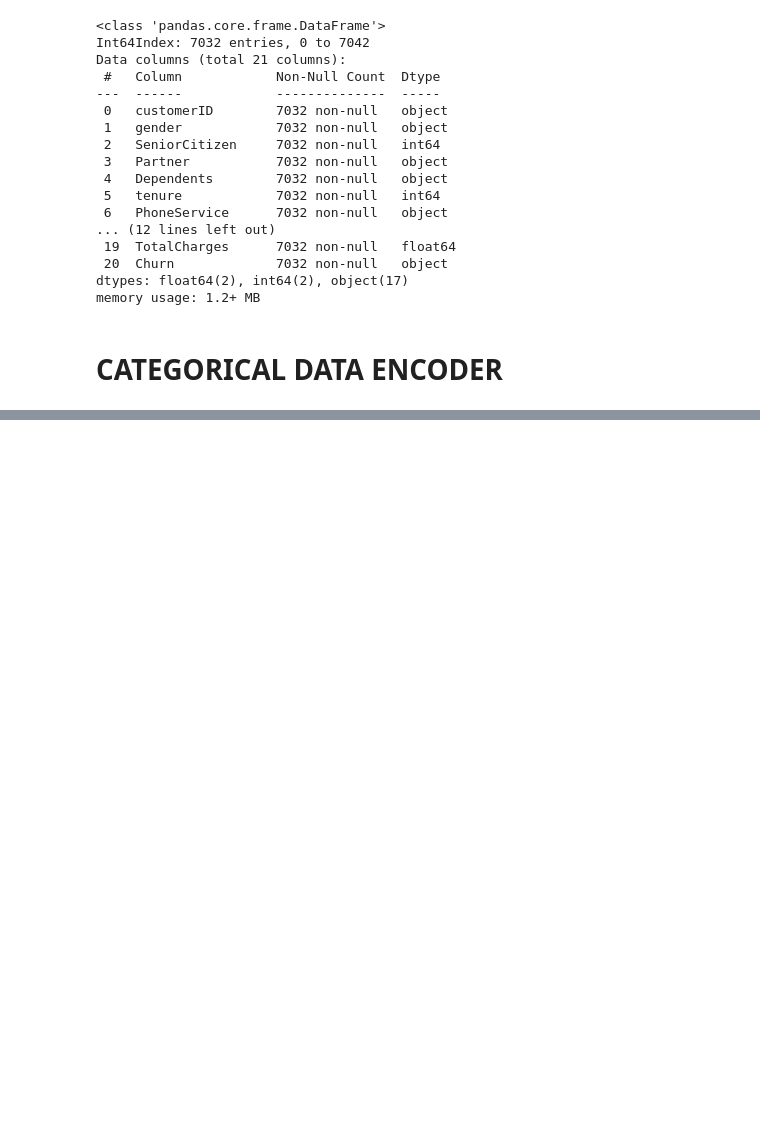
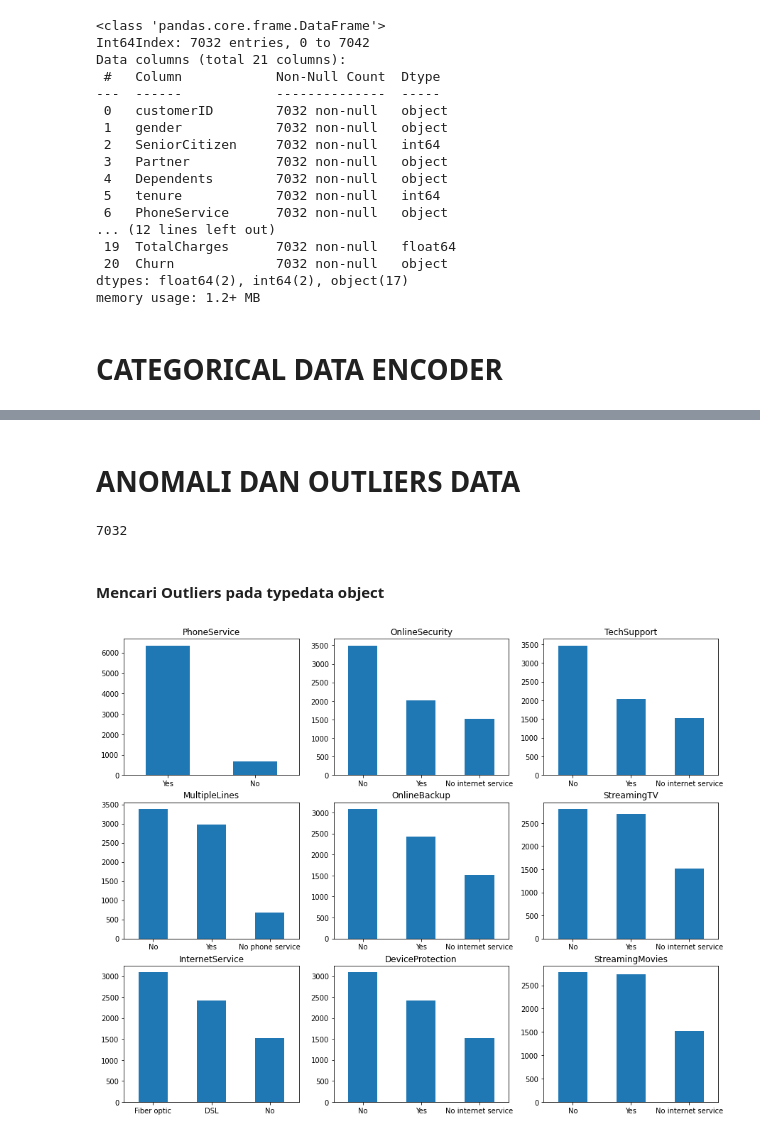
Before and after one commit to muh-hilmi/Tugas3_BD2, a Jupyter notebook: Tugas TelcoChurn.ipynb, the cells around one changed output, grey strips where cells are left out. Drawn from its saved outputs; the diff is of its cells as text; code cells hidden in the pictures; blank space fills up the shorter version.

Commit message:
'Add anomali and outliers data'

```diff
--- a/Tugas TelcoChurn.ipynb
+++ b/Tugas TelcoChurn.ipynb
@@ -155,0 +156,24 @@ data
+# %% [markdown]
+# ANOMALI DAN OUTLIERS DATA
+# %%
+len(df_drop['customerID'].value_counts())
+# %% [output]
+7032
+# %% [markdown]
+#### Mencari Outliers pada typedata object
+# %%
+services = ['PhoneService','MultipleLines','InternetService','OnlineSecurity',
+           'OnlineBackup','DeviceProtection','TechSupport','StreamingTV','StreamingMovies']
+fig, axes = plt.subplots(nrows = 3,ncols = 3,figsize = (15,12))
+for i, item in enumerate(services):
+    if i < 3:
+        ax = df_drop[item].value_counts().plot(kind = 'bar',ax=axes[i,0],rot = 0)
+
+    elif i >=3 and i < 6:
+        ax = df_drop[item].value_counts().plot(kind = 'bar',ax=axes[i-3,1],rot = 0)
+
+    elif i < 9:
+        ax = df_drop[item].value_counts().plot(kind = 'bar',ax=axes[i-6,2],rot = 0)
+    ax.set_title(item)
+# %% [output]
+[figure, added]
```
Also changed, not shown: parts of 2 cells of this notebook, 1 other file.
